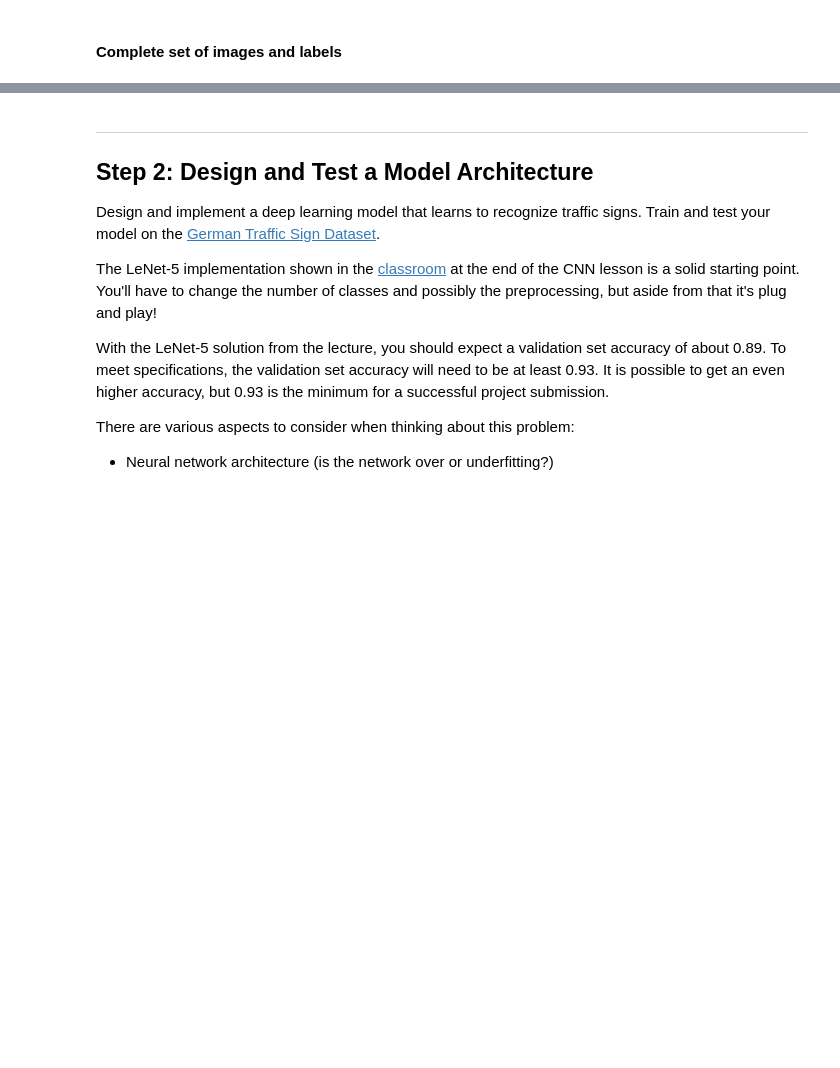
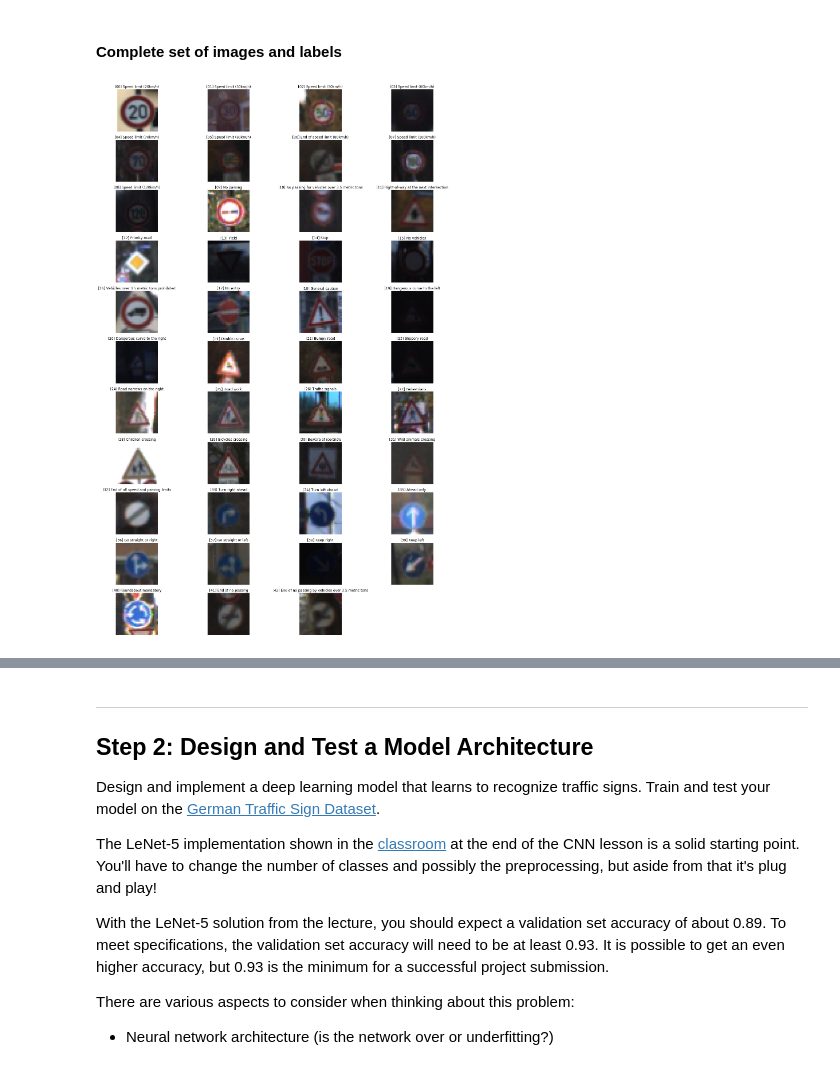
Before and after one commit to tommytracey/udacity, a Jupyter notebook: self-driving-nano/projects/2-traffic-signs/Traffic_Sign_Classifier-v20_test.ipynb, the cells around one changed output, grey strips where cells are left out. Saved outputs shown, nothing was run; the diff lists cells and outputs as text; code cells hidden in the pictures; blank space fills up the shorter version.

```diff
--- a/self-driving-nano/projects/2-traffic-signs/Traffic_Sign_Classifier-v20_test.ipynb
+++ b/self-driving-nano/projects/2-traffic-signs/Traffic_Sign_Classifier-v20_test.ipynb
@@ -120,15 +120,18 @@ with open('signnames.csv', mode='r') as infile:
 # %%
 print(labels_dict)
 # %%
-fig = plt.figure(figsize=(22,35), tight_layout={'h_pad':5})
+fig = plt.figure(figsize=(22,35)) #, tight_layout={'h_pad':5})
 
 for i in range(n_labels):
     image_key = np.where(y_train==i)
     img = X_train[image_key[0][0]]
     ax = fig.add_subplot(int(n_labels/4)+1,4,i+1)
     ax.imshow(img, interpolation='none')
     plt.title("[%02d] %s" % (i, labels_dict[y_train[image_key[0][0]]]))
+    plt.axis("off")
 plt.show()
+# %% [output]
+[figure, added]
 # %%
 import pandas as pd
 
```
Also changed, not shown: parts of 19 cells of this notebook, 1 other file.
